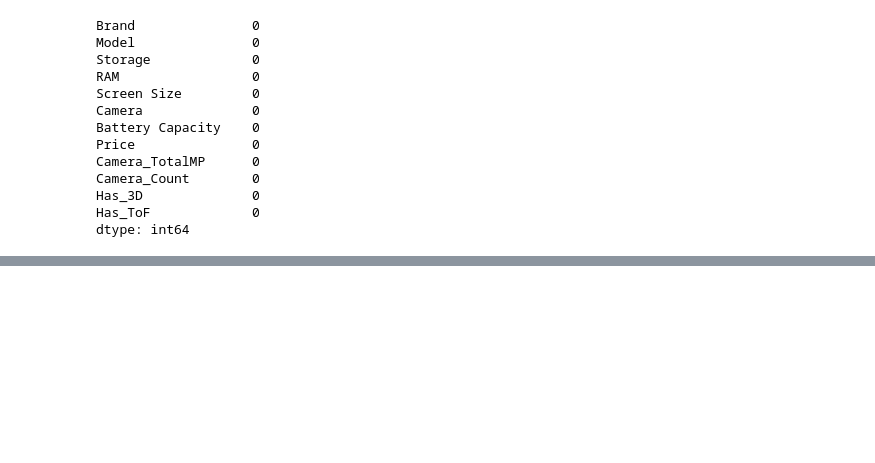
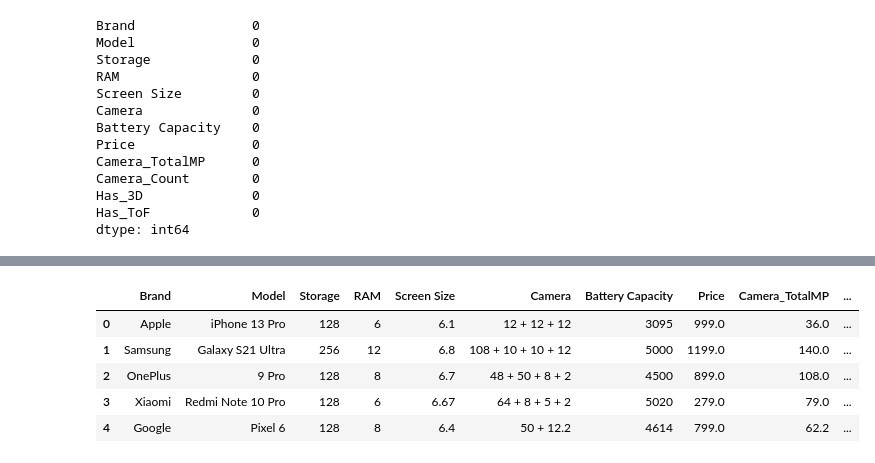
Before and after one commit to aminentezari/MobilePrice-Analysis, a Jupyter notebook: notebooks/data-cleaning.ipynb, the cells around one changed output, grey strips where cells are left out. Drawn from its saved outputs; the diff is of its cells as text; code cells hidden in the pictures; blank space fills up the shorter version.

```diff
--- a/notebooks/data-cleaning.ipynb
+++ b/notebooks/data-cleaning.ipynb
@@ -181,0 +185,14 @@ data.to_csv("clean_mobile_data.csv", index=False)
+# %%
+data.loc[:, 'Camera_clean'] = (
+    data['Camera']
+    .astype(str)
+    .str.replace("\n", " ")
+    .str.replace("\r", " ")
+    .str.strip()
+)
+# %%
+data.loc[:, 'Main_Camera_MP'] = (
+    data['Camera_clean']
+    .str.extract(r'(\d+\.?\d*)')
+    .astype(float)
+)
@@ -181,0 +213,24 @@ data.to_csv("clean_mobile_data.csv", index=False)
+# %%
+# Normalize ALL whitespace including unicode
+data.loc[:, 'Camera_clean'] = (
+    data['Camera']
+    .astype(str)
+    .apply(lambda x: re.sub(r'\s+', ' ', x))  # convert ANY whitespace to single space
+    .str.strip()
+)
+# %%
+# Extract main camera MP correctly
+data.loc[:, 'Main_Camera_MP'] = (
+    data['Camera_clean']
+    .str.extract(r'(\d+\.?\d*)')[0]
+    .astype(float)
+)
+# %%
+data.head(5)
+# %% [output]
+|  | Brand | Model | Storage | RAM | Screen Size | Camera | Battery Capacity | Price | Camera_TotalMP | ... |
+| 0 | Apple | iPhone 13 Pro | 128 | 6 | 6.1 | 12 + 12 + 12 | 3095 | 999.0 | 36.0 | ... |
+| 1 | Samsung | Galaxy S21 Ultra | 256 | 12 | 6.8 | 108 + 10 + 10 + 12 | 5000 | 1199.0 | 140.0 | ... |
+| 2 | OnePlus | 9 Pro | 128 | 8 | 6.7 | 48 + 50 + 8 + 2 | 4500 | 899.0 | 108.0 | ... |
+| 3 | Xiaomi | Redmi Note 10 Pro | 128 | 6 | 6.67 | 64 + 8 + 5 + 2 | 5020 | 279.0 | 79.0 | ... |
+| 4 | Google | Pixel 6 | 128 | 8 | 6.4 | 50 + 12.2 | 4614 | 799.0 | 62.2 | ... |
```
Also changed, not shown: parts of 4 cells of this notebook, 1 other file.
